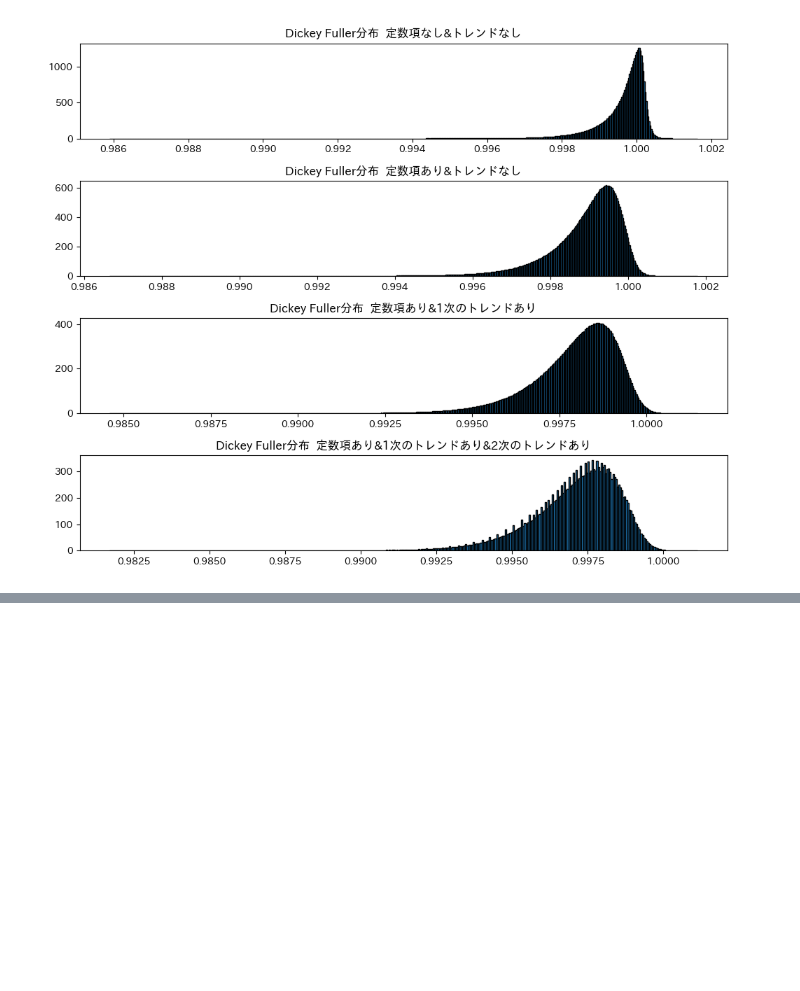
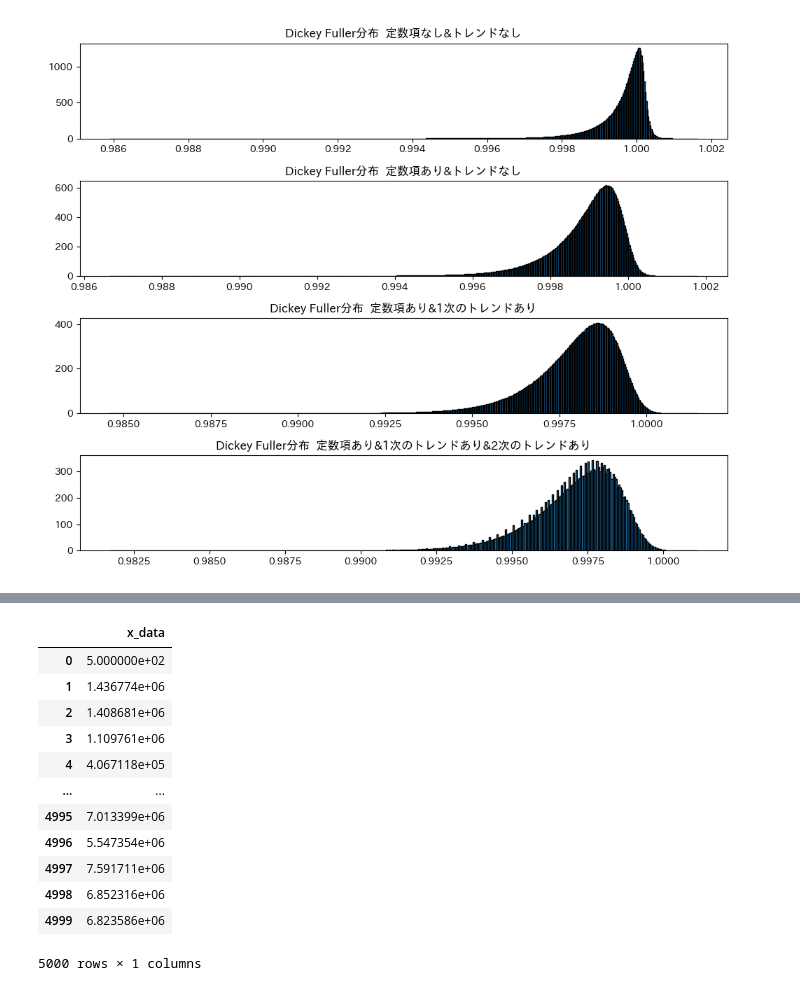
Before and after one commit to leggings8942/time_series_model, a Jupyter notebook: URP_model_handmade.ipynb, the cells around one changed output, grey strips where cells are left out. Cells and saved outputs as stored; diff of their text form; code cells hidden in the pictures; blank space fills up the shorter version.

```diff
--- a/URP_model_handmade.ipynb
+++ b/URP_model_handmade.ipynb
@@ -236,3 +252,20 @@ data num:  4999
         5%: 0.996
         10%: 0.996
 DF検定(有意水準5%)： False
+# %%
+pd_data = pd.read_csv(SPECIFIED_CSV + "_urp_data_lags.csv")
+pd_data
+# %% [output]
+|  | x_data |
+| 0 | 5.000000e+02 |
+| 1 | 1.436774e+06 |
+| 2 | 1.408681e+06 |
+| 3 | 1.109761e+06 |
+| 4 | 4.067118e+05 |
+| ... | ... |
+| 4995 | 7.013399e+06 |
+| 4996 | 5.547354e+06 |
+| 4997 | 7.591711e+06 |
+| 4998 | 6.852316e+06 |
+| 4999 | 6.823586e+06 |
+5000 rows × 1 columns
```
Also changed, not shown: parts of 13 cells of this notebook, 3 other files.
